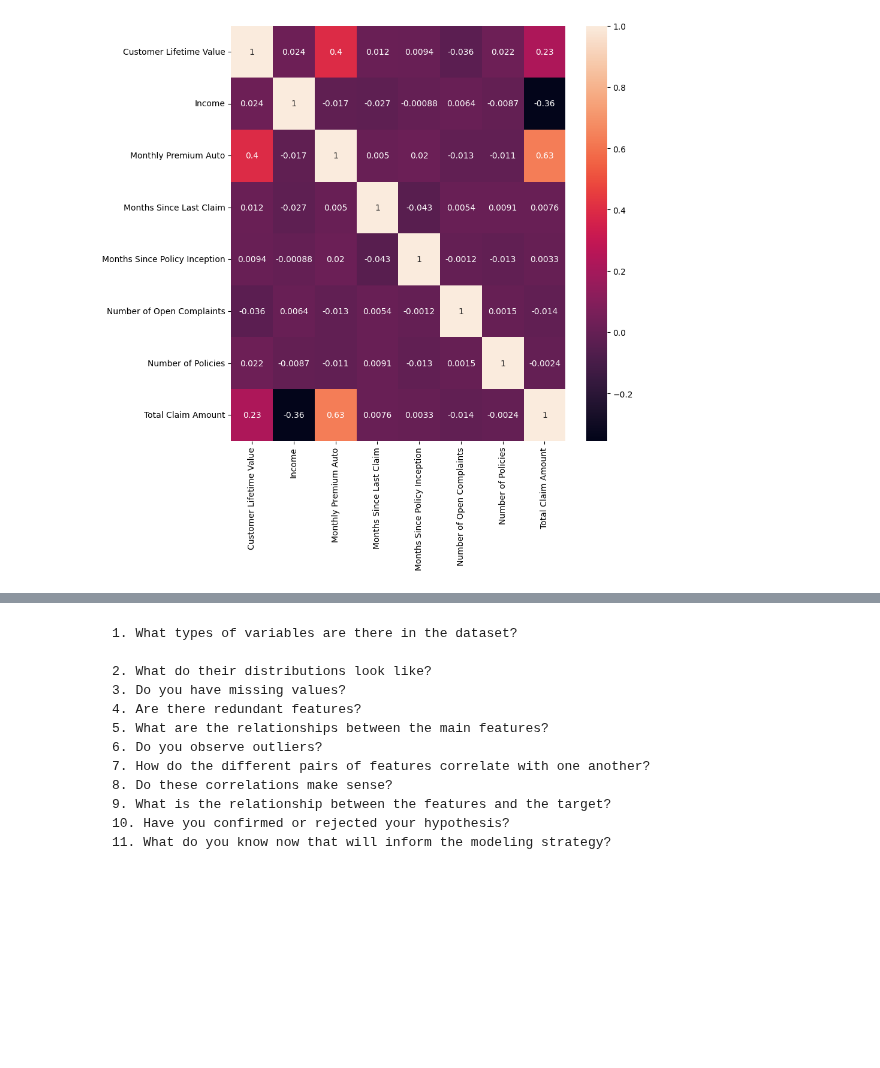
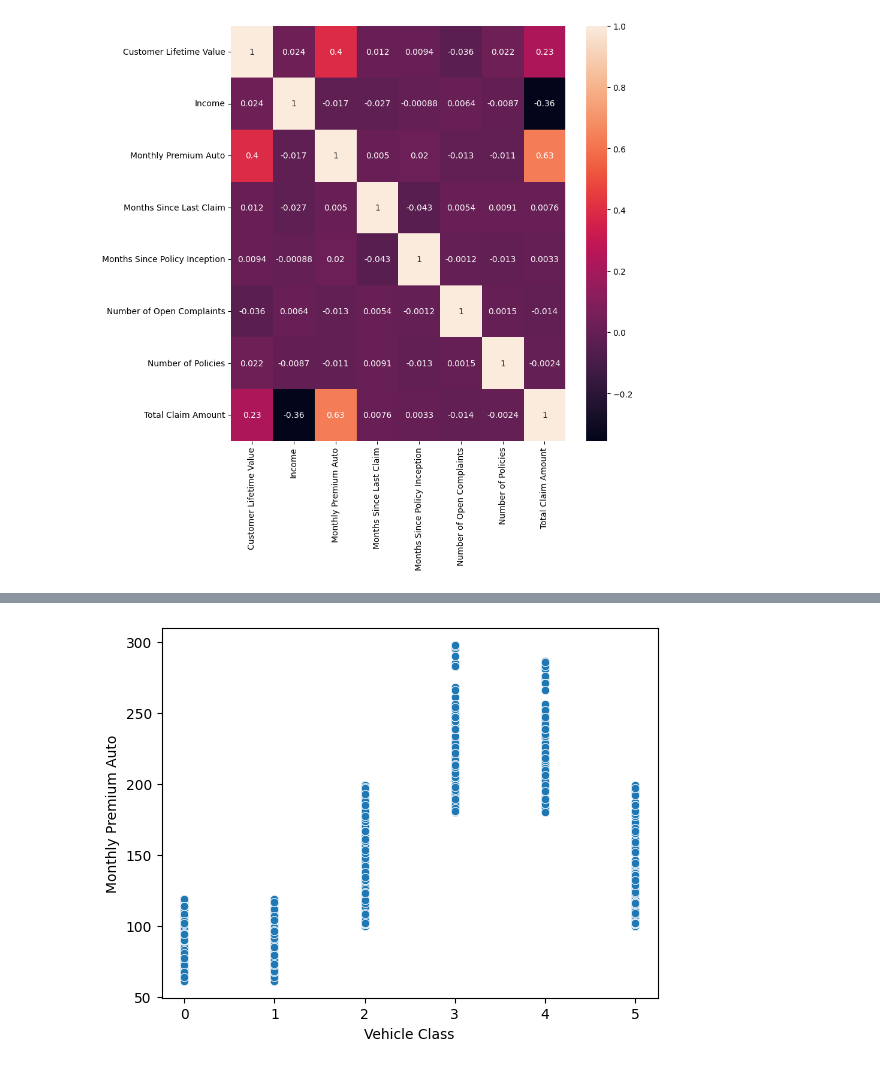
Before and after one commit to alexiaddiaz0907/DSC410, a Jupyter notebook: DSC410_week3.ipynb, the cells around one changed output, grey strips where cells are left out. Cells and saved outputs as stored; diff of their text form; code cells hidden in the pictures; blank space fills up the shorter version.

```diff
--- a/DSC410_week3.ipynb
+++ b/DSC410_week3.ipynb
@@ -278,13 +339,6 @@ sns.heatmap(data.corr(), annot=True)
-# %% [markdown]
-    1. What types of variables are there in the dataset?
-
-    2. What do their distributions look like?
-    3. Do you have missing values?
-    4. Are there redundant features?
-    5. What are the relationships between the main features?
-    6. Do you observe outliers?
-    7. How do the different pairs of features correlate with one another?
-    8. Do these correlations make sense?
-    9. What is the relationship between the features and the target?
-    10. Have you confirmed or rejected your hypothesis?
-    11. What do you know now that will inform the modeling strategy?
+# %%
+#show corr between two variables
+# Noticed Corr between cost of insurance and vehicle class - As the vehicle class becomes larger, more expensive or sporter the monthly premium increases
+sns.scatterplot(x="Vehicle Class", y="Monthly Premium Auto", data=data);
+# %% [output]
+[figure, added]
```
Also changed, not shown: parts of 11 cells of this notebook.
